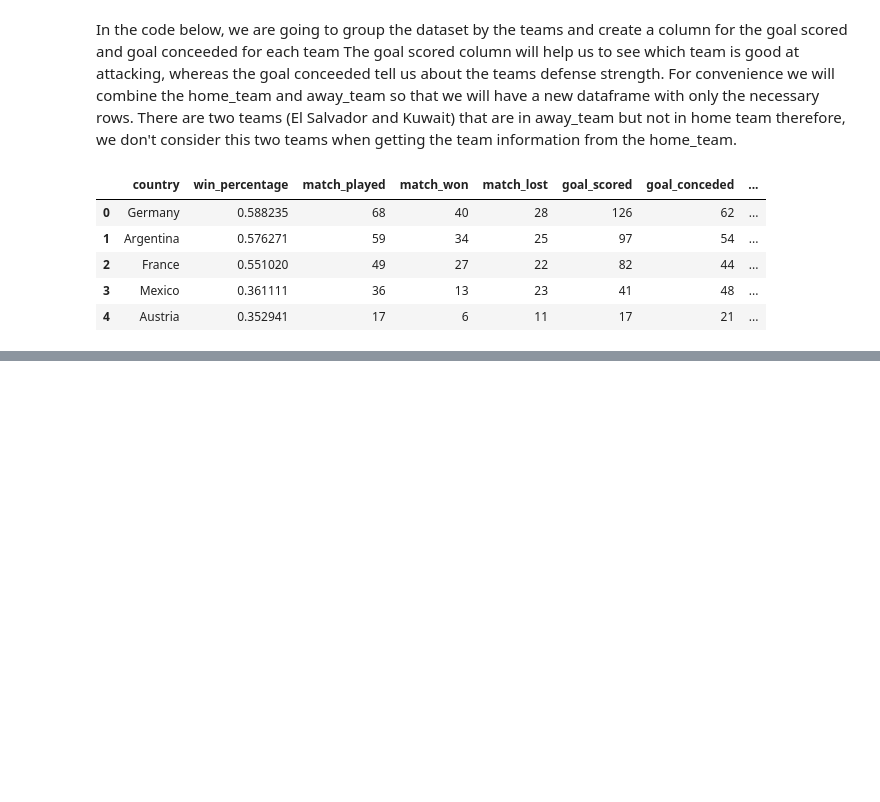
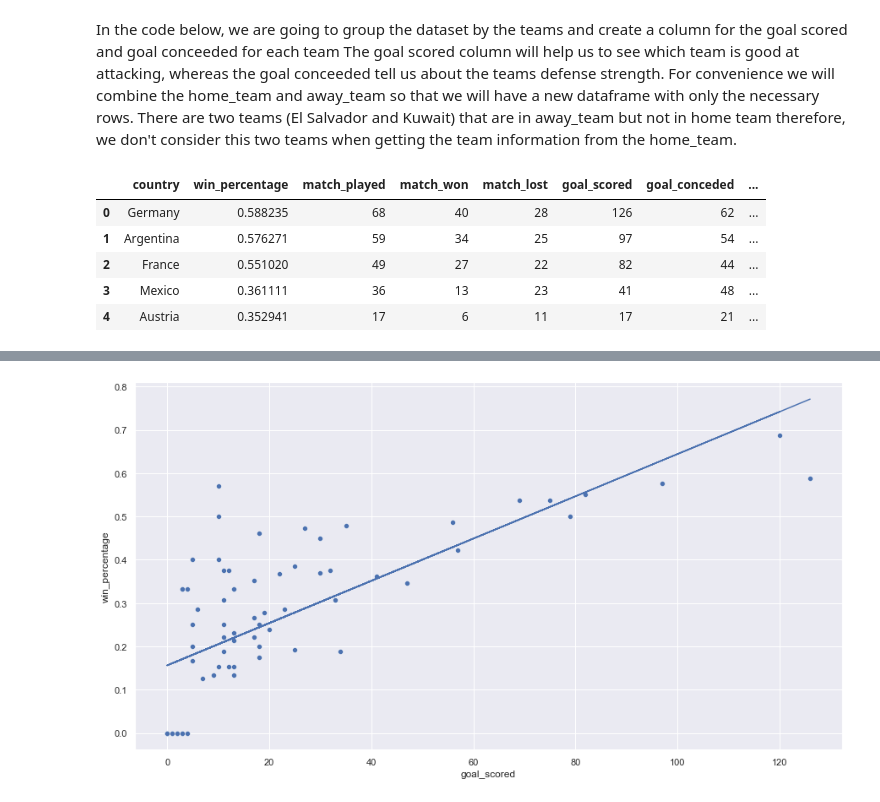
Before and after one commit to natiwb/FootballAnalysis320, a Jupyter notebook: FootballAnalysis320.ipynb, the cells around one changed output, grey strips where cells are left out. Saved outputs shown, nothing was run; the diff lists cells and outputs as text; code cells hidden in the pictures; blank space fills up the shorter version.

```diff
--- a/FootballAnalysis320.ipynb
+++ b/FootballAnalysis320.ipynb
@@ -142,0 +158,10 @@ plt.show()
+# %%
+fig, ax = plt.subplots(figsize=(15,8))
+ax = sns.scatterplot(data=tidy_data, x='goal_scored',  y='win_percentage')
+x= tidy_data['goal_scored']
+y = tidy_data['win_percentage']
+m, b = np.polyfit(x, y, 1)
+ax.plot(x, m*x+b)
+plt.show()
+# %% [output]
+[figure, added]
```
Also changed, not shown: parts of 9 cells of this notebook.
